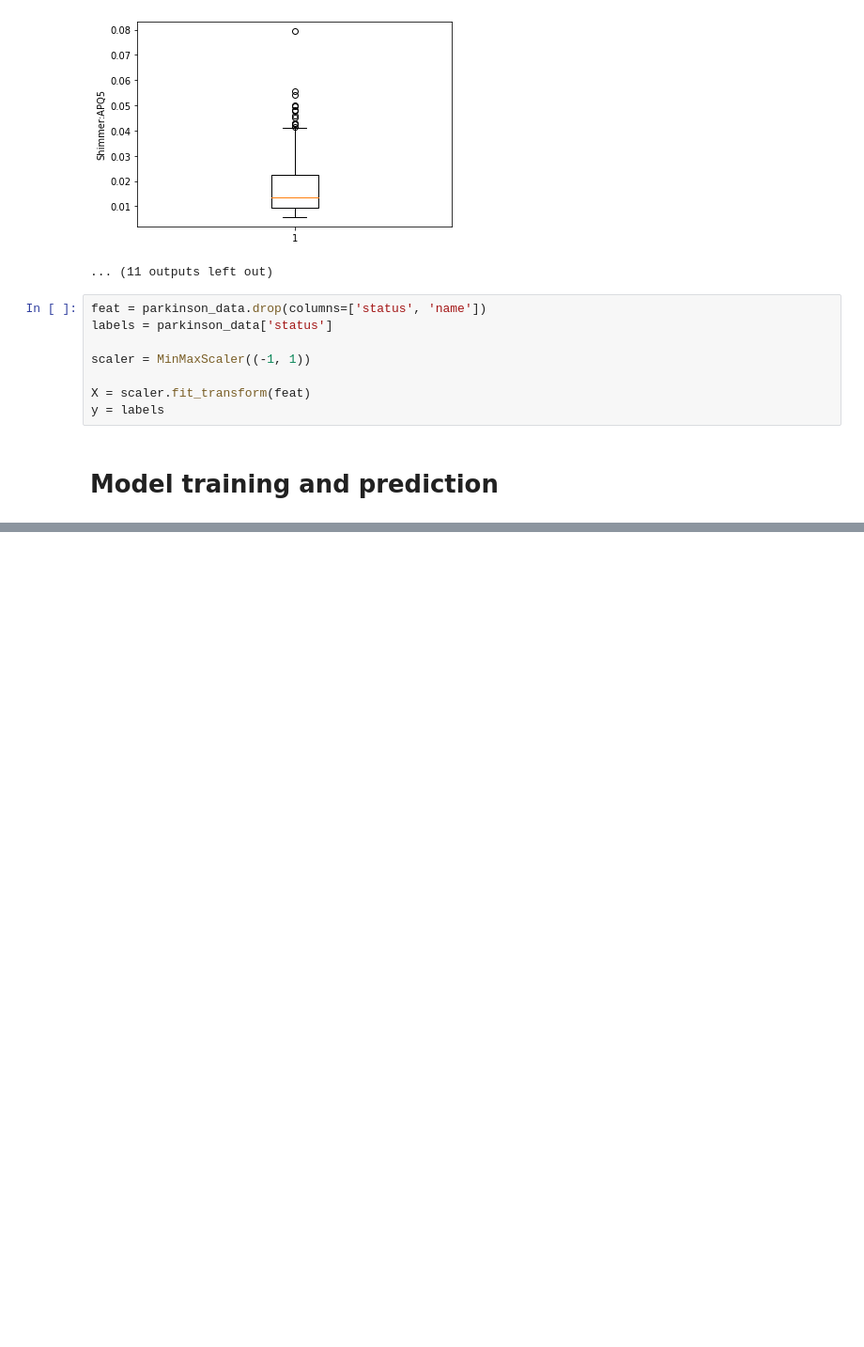
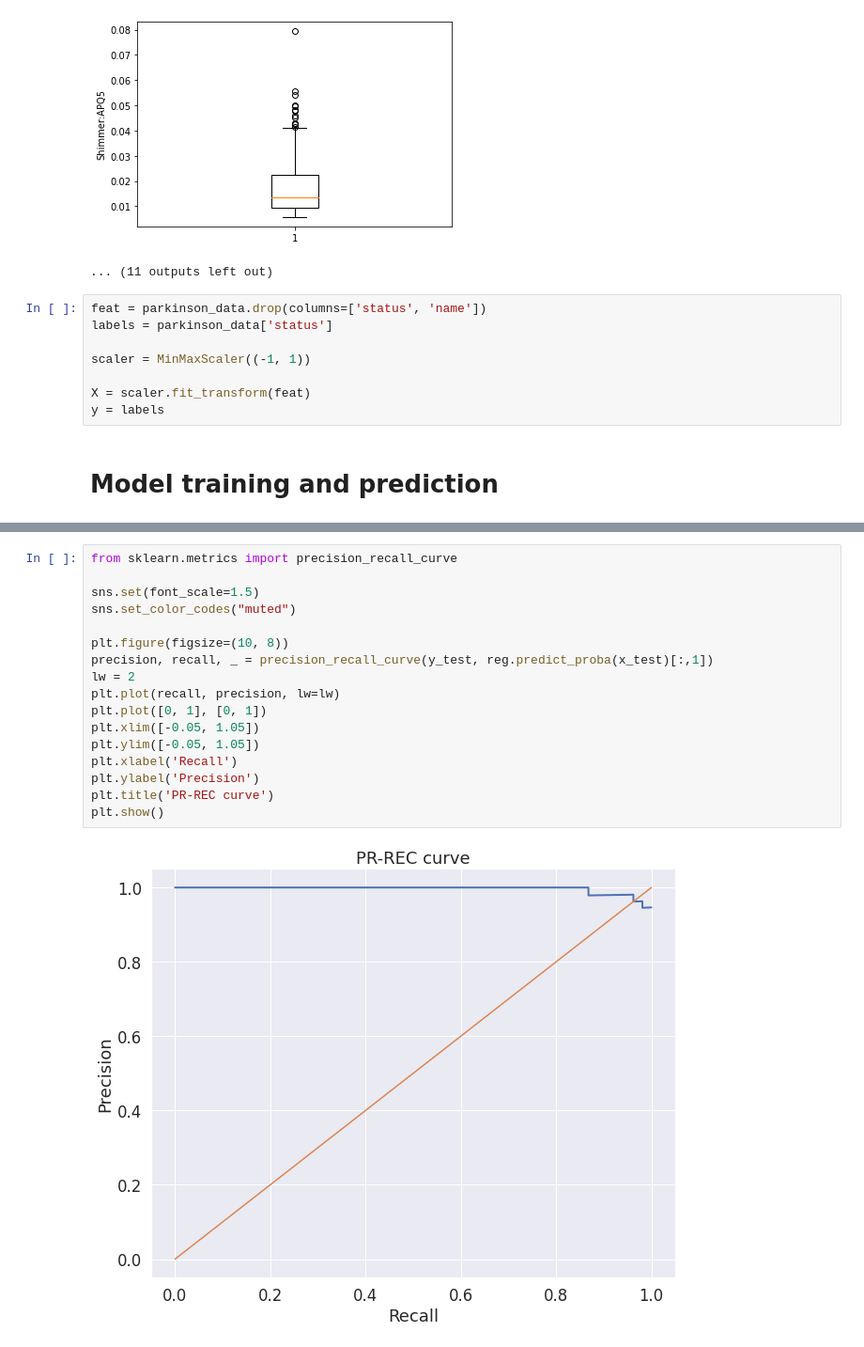
Before and after one commit to vanoha/Machine-Learning, a Jupyter notebook: TestMetrics.ipynb, the cells around one changed output, grey strips where cells are left out. Shown at 94% size. Drawn from its saved outputs; the diff is of its cells as text; blank space fills up the shorter version.

```diff
--- a/TestMetrics.ipynb
+++ b/TestMetrics.ipynb
@@ -122,0 +205,19 @@ Test part of dataset   Accurancy
+# %%
+from sklearn.metrics import precision_recall_curve
+
+sns.set(font_scale=1.5)
+sns.set_color_codes("muted")
+
+plt.figure(figsize=(10, 8))
+precision, recall, _ = precision_recall_curve(y_test, reg.predict_proba(x_test)[:,1])
+lw = 2
+plt.plot(recall, precision, lw=lw)
+plt.plot([0, 1], [0, 1])
+plt.xlim([-0.05, 1.05])
+plt.ylim([-0.05, 1.05])
+plt.xlabel('Recall')
+plt.ylabel('Precision')
+plt.title('PR-REC curve')
+plt.show()
+# %% [output]
+[figure, added]
```
Also changed, not shown: parts of 12 cells of this notebook.
